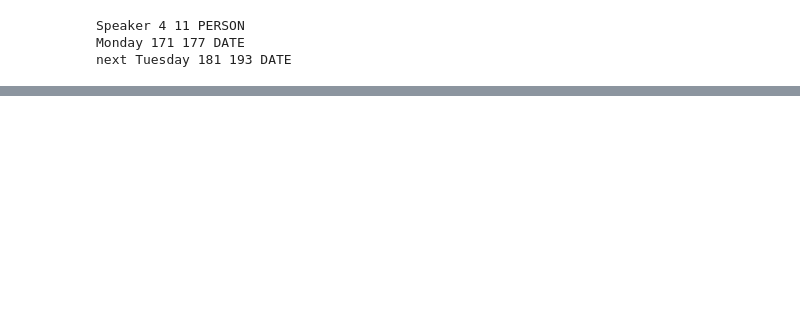
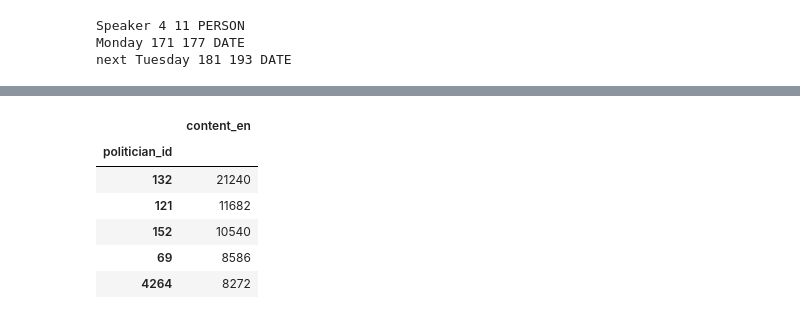
Before and after one commit to illtemperedklavier/openparliament-NLP, a Jupyter notebook: word_stats/frequency distributions.ipynb, the cells around one changed output, grey strips where cells are left out. Saved outputs shown, nothing was run; the diff lists cells and outputs as text; code cells hidden in the pictures; blank space fills up the shorter version.

```diff
--- a/word_stats/frequency distributions.ipynb
+++ b/word_stats/frequency distributions.ipynb
@@ -166,5 +143,5 @@ I
 c = BeautifulSoup(df.content_en[0]).text
 # %%
 %%time
-df['text_en'] = df.content_en.apply(lambda x: BeautifulSoup(x).text)
+df['text_en'] = df.content_en.progress_apply(lambda x: BeautifulSoup(x).text)
 # %% [output]
@@ -177,0 +154,14 @@ TypeError: 'generator' object is not subscriptable
+# %%
+utt = df.pivot_table(values='content_en',index='politician_id',aggfunc='count')
+# %%
+utt.sort_values(by='content_en',ascending=False,inplace=True)
+# %%
+utt.head()
+# %% [output]
+|  | content_en |
+| politician_id |  |
+| 132 | 21240 |
+| 121 | 11682 |
+| 152 | 10540 |
+| 69 | 8586 |
+| 4264 | 8272 |
```
Also changed, not shown: parts of 12 cells of this notebook, 1 other file.
